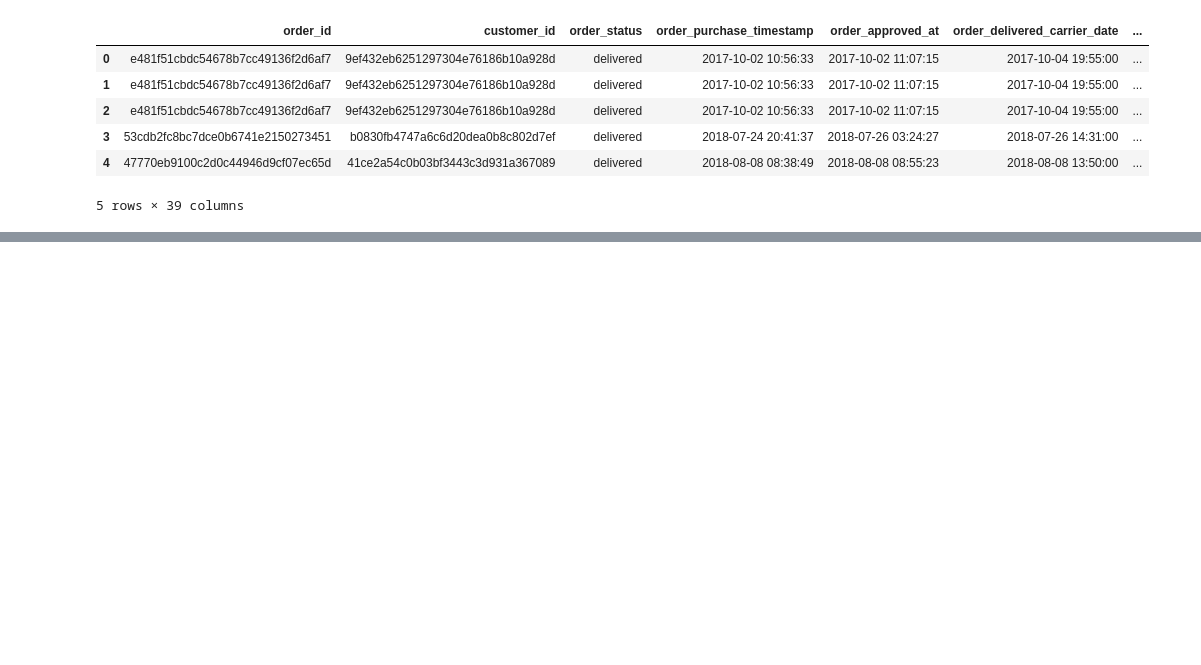
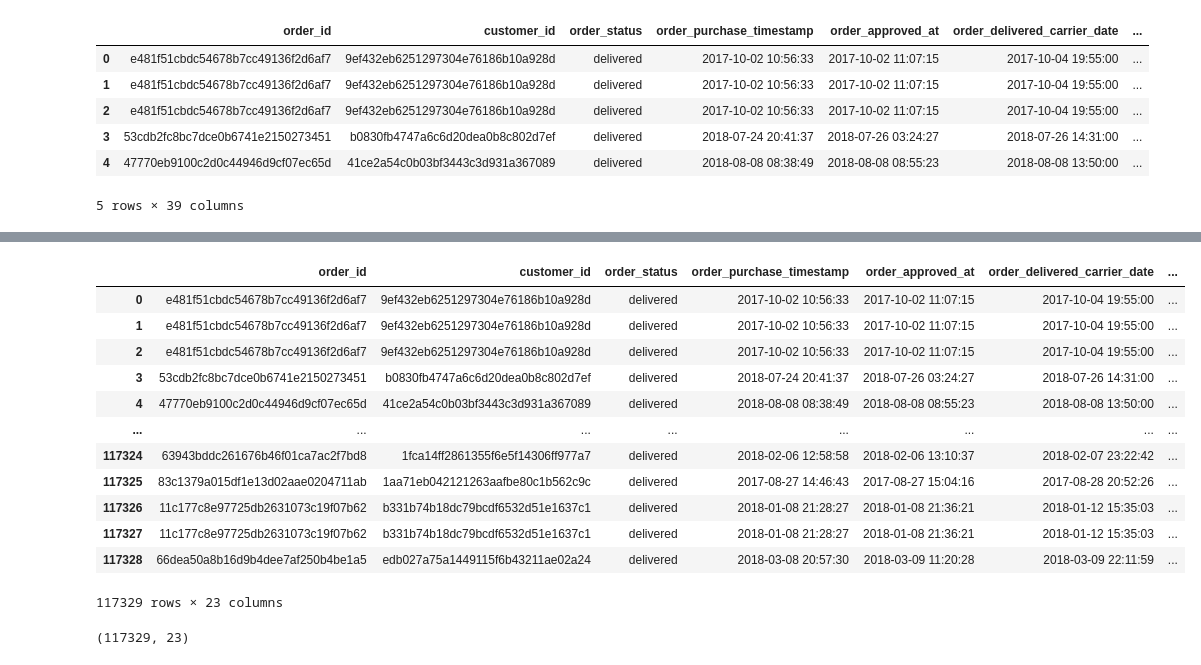
Before and after one commit to dmojo23/DS_Capstone_Olist_RFM_Analysis, a Jupyter notebook: Notebooks/Olist_RFM_Data_Wrangling.ipynb, the cells around one changed output, grey strips where cells are left out. Cells and saved outputs as stored; diff of their text form; code cells hidden in the pictures; blank space fills up the shorter version.

```diff
--- a/Notebooks/Olist_RFM_Data_Wrangling.ipynb
+++ b/Notebooks/Olist_RFM_Data_Wrangling.ipynb
@@ -39,0 +90,20 @@ df.head()
+# %%
+df.select_dtypes('object')
+# %% [output]
+|  | order_id | customer_id | order_status | order_purchase_timestamp | order_approved_at | order_delivered_carrier_date | ... |
+| 0 | e481f51cbdc54678b7cc49136f2d6af7 | 9ef432eb6251297304e76186b10a928d | delivered | 2017-10-02 10:56:33 | 2017-10-02 11:07:15 | 2017-10-04 19:55:00 | ... |
+| 1 | e481f51cbdc54678b7cc49136f2d6af7 | 9ef432eb6251297304e76186b10a928d | delivered | 2017-10-02 10:56:33 | 2017-10-02 11:07:15 | 2017-10-04 19:55:00 | ... |
+| 2 | e481f51cbdc54678b7cc49136f2d6af7 | 9ef432eb6251297304e76186b10a928d | delivered | 2017-10-02 10:56:33 | 2017-10-02 11:07:15 | 2017-10-04 19:55:00 | ... |
+| 3 | 53cdb2fc8bc7dce0b6741e2150273451 | b0830fb4747a6c6d20dea0b8c802d7ef | delivered | 2018-07-24 20:41:37 | 2018-07-26 03:24:27 | 2018-07-26 14:31:00 | ... |
+| 4 | 47770eb9100c2d0c44946d9cf07ec65d | 41ce2a54c0b03bf3443c3d931a367089 | delivered | 2018-08-08 08:38:49 | 2018-08-08 08:55:23 | 2018-08-08 13:50:00 | ... |
+| ... | ... | ... | ... | ... | ... | ... | ... |
+| 117324 | 63943bddc261676b46f01ca7ac2f7bd8 | 1fca14ff2861355f6e5f14306ff977a7 | delivered | 2018-02-06 12:58:58 | 2018-02-06 13:10:37 | 2018-02-07 23:22:42 | ... |
+| 117325 | 83c1379a015df1e13d02aae0204711ab | 1aa71eb042121263aafbe80c1b562c9c | delivered | 2017-08-27 14:46:43 | 2017-08-27 15:04:16 | 2017-08-28 20:52:26 | ... |
+| 117326 | 11c177c8e97725db2631073c19f07b62 | b331b74b18dc79bcdf6532d51e1637c1 | delivered | 2018-01-08 21:28:27 | 2018-01-08 21:36:21 | 2018-01-12 15:35:03 | ... |
+| 117327 | 11c177c8e97725db2631073c19f07b62 | b331b74b18dc79bcdf6532d51e1637c1 | delivered | 2018-01-08 21:28:27 | 2018-01-08 21:36:21 | 2018-01-12 15:35:03 | ... |
+| 117328 | 66dea50a8b16d9b4dee7af250b4be1a5 | edb027a75a1449115f6b43211ae02a24 | delivered | 2018-03-08 20:57:30 | 2018-03-09 11:20:28 | 2018-03-09 22:11:59 | ... |
+117329 rows × 23 columns
+# %%
+df.select_dtypes('object').shape
+# %% [output]
+(117329, 23)
```
Also changed, not shown: parts of 4 cells of this notebook.
